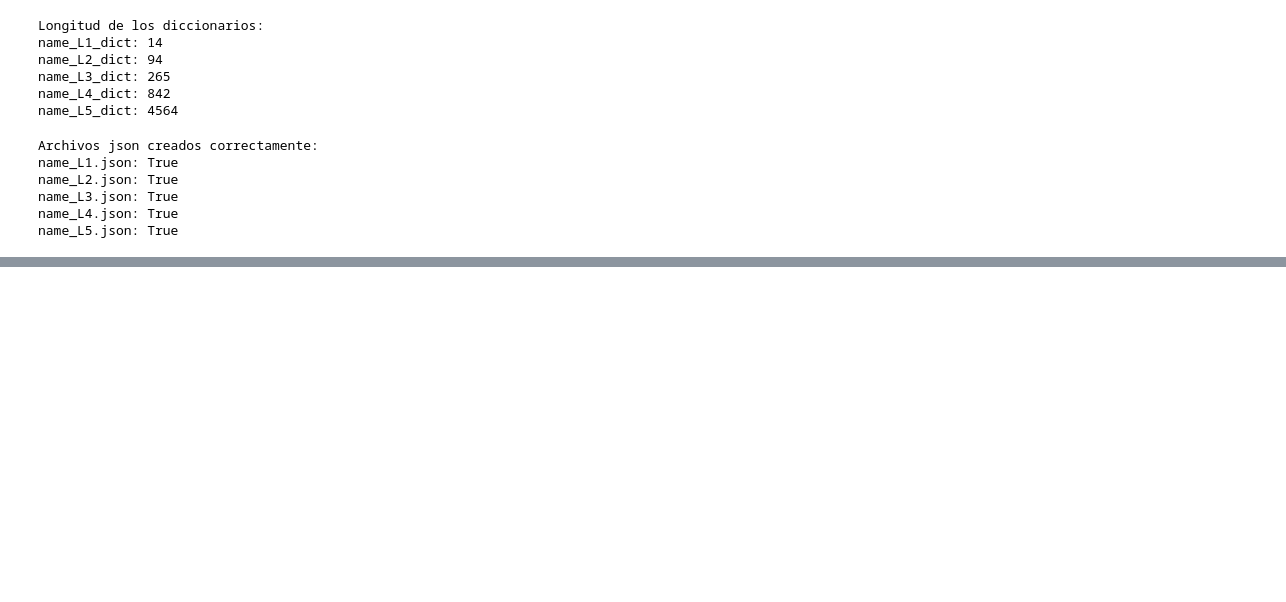
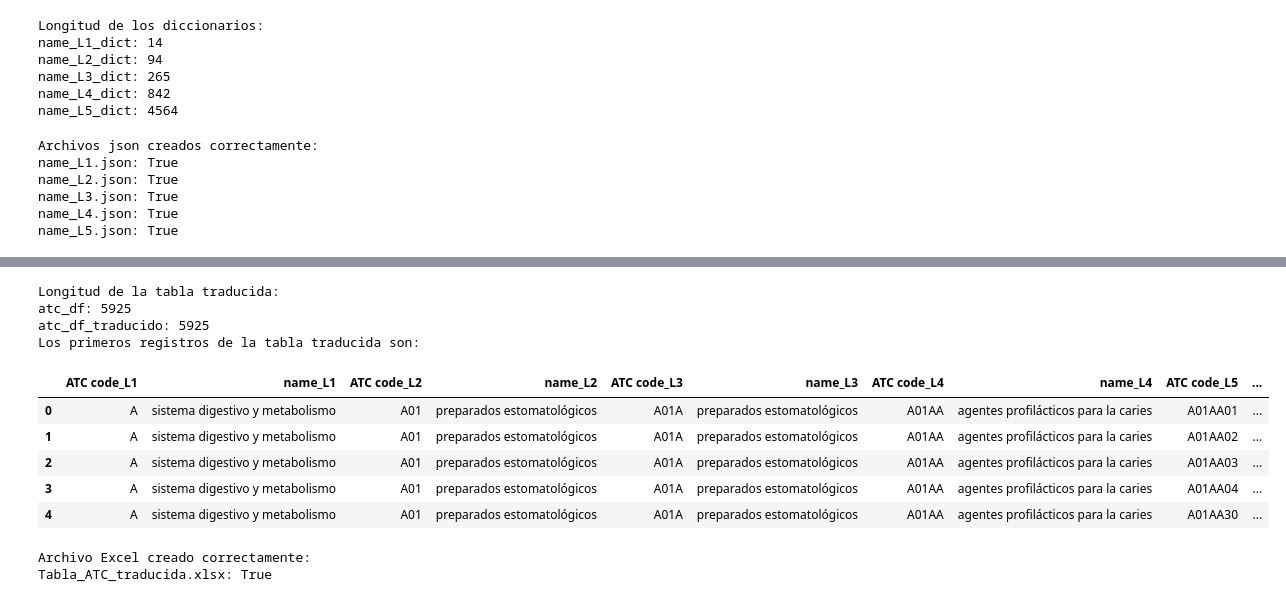
Before and after one commit to carlosriegom/PharmAI, a Jupyter notebook: src/2_data_preprocessing/translate_ATC.ipynb, the cells around one changed output, grey strips where cells are left out. Saved outputs shown, nothing was run; the diff lists cells and outputs as text; code cells hidden in the pictures; blank space fills up the shorter version.

Commit message:
Acabada traducción de la tabla ATC

```diff
--- a/src/2_data_preprocessing/translate_ATC.ipynb
+++ b/src/2_data_preprocessing/translate_ATC.ipynb
@@ -193,0 +324,17 @@ name_L4_dict_translated: 842
+# %%
+# Cargar Tabla_ATC.xlsx
+atc_df = pd.read_excel("../../assets/Tabla_ATC.xlsx")
+
+# Ver las columnas de la tabla
+print("Las columnas de la tabla son:")
+print(atc_df.columns)
+
+# Eliminar las columnas que no son necesarias
+atc_df = atc_df[['ATC code_L1', 'name_L1', 'ATC code_L2', 'name_L2', 'ATC code_L3', 'name_L3', 'ATC code_L4', 'name_L4', 'ATC code_L5', 'Name_L5']]
+
+# Cambiar el nombre de las columna 'Name_L5' a 'name_L5'
+atc_df.rename(columns={'Name_L5': 'name_L5'}, inplace=True)
+
+# Ver las columnas de la tabla
+print("\nLas columnas de la tabla son:")
+print(atc_df.columns)
@@ -193,0 +353,51 @@ name_L4_dict_translated: 842
+# %%
+# Comvertir los campos de los nombres a minúsculas
+atc_df['name_L1'] = atc_df['name_L1'].str.lower()
+atc_df['name_L2'] = atc_df['name_L2'].str.lower()
+atc_df['name_L3'] = atc_df['name_L3'].str.lower()
+atc_df['name_L4'] = atc_df['name_L4'].str.lower()
+atc_df['name_L5'] = atc_df['name_L5'].str.lower()
+
+# Hacer un join entre cada columna "name_LX" del dataframe y el diccionario traducido correspondiente, para sustituir el nombre en inglés por el nombre en español
+def translate_column(df, translated_dicts_directory):
+    for column in ["name_L1", "name_L2", "name_L3", "name_L4", "name_L5"]:
+        # Cargar el diccionario traducido
+        translated_dict = load_json_dict(os.path.join(translated_dicts_directory, f"{column}_traducido.json"))
+
+        # Hacer un join entre la columna y el diccionario traducido
+        df[column] = df[column].map(translated_dict).fillna(df[column])
+
+    return df
+
+# Traducir cada columna
+translated_dicts_directory = os.path.join("..", "..", "data", "outputs", "2_data_preprocessing", "niveles_traducidos")
+atc_df_traducido = translate_column(atc_df, translated_dicts_directory)
+
+# Comprobar que la longitud de la tabla traducida es la misma que la original
+print("Longitud de la tabla traducida:")
+print("atc_df:", len(atc_df))
+print("atc_df_traducido:", len(atc_df_traducido))
+
+# Ver los primeros registros de la tabla traducida
+print("Los primeros registros de la tabla traducida son:")
+display(atc_df_traducido.head())
+# %% [output]
+Longitud de la tabla traducida:
+atc_df: 5925
+atc_df_traducido: 5925
+Los primeros registros de la tabla traducida son:
+|  | ATC code_L1 | name_L1 | ATC code_L2 | name_L2 | ATC code_L3 | name_L3 | ATC code_L4 | name_L4 | ATC code_L5 | ... |
+| 0 | A | sistema digestivo y metabolismo | A01 | preparados estomatológicos | A01A | preparados estomatológicos | A01AA | agentes profilácticos para la caries | A01AA01 | ... |
+| 1 | A | sistema digestivo y metabolismo | A01 | preparados estomatológicos | A01A | preparados estomatológicos | A01AA | agentes profilácticos para la caries | A01AA02 | ... |
+| 2 | A | sistema digestivo y metabolismo | A01 | preparados estomatológicos | A01A | preparados estomatológicos | A01AA | agentes profilácticos para la caries | A01AA03 | ... |
+| 3 | A | sistema digestivo y metabolismo | A01 | preparados estomatológicos | A01A | preparados estomatológicos | A01AA | agentes profilácticos para la caries | A01AA04 | ... |
+| 4 | A | sistema digestivo y metabolismo | A01 | preparados estomatológicos | A01A | preparados estomatológicos | A01AA | agentes profilácticos para la caries | A01AA30 | ... |
+# %%
+# Guardar la tabla traducida en un archivo Excel
+output_file = os.path.join("..", "..", "assets", "Tabla_ATC_traducida.xlsx")
+atc_df_traducido.to_excel(output_file, index=False)
+print("Archivo Excel creado correctamente:")
+print("Tabla_ATC_traducida.xlsx:", os.path.exists(output_file))
+# %% [output]
+Archivo Excel creado correctamente:
+Tabla_ATC_traducida.xlsx: True
```
Also changed, not shown: parts of 15 cells of this notebook, 1 other file.
